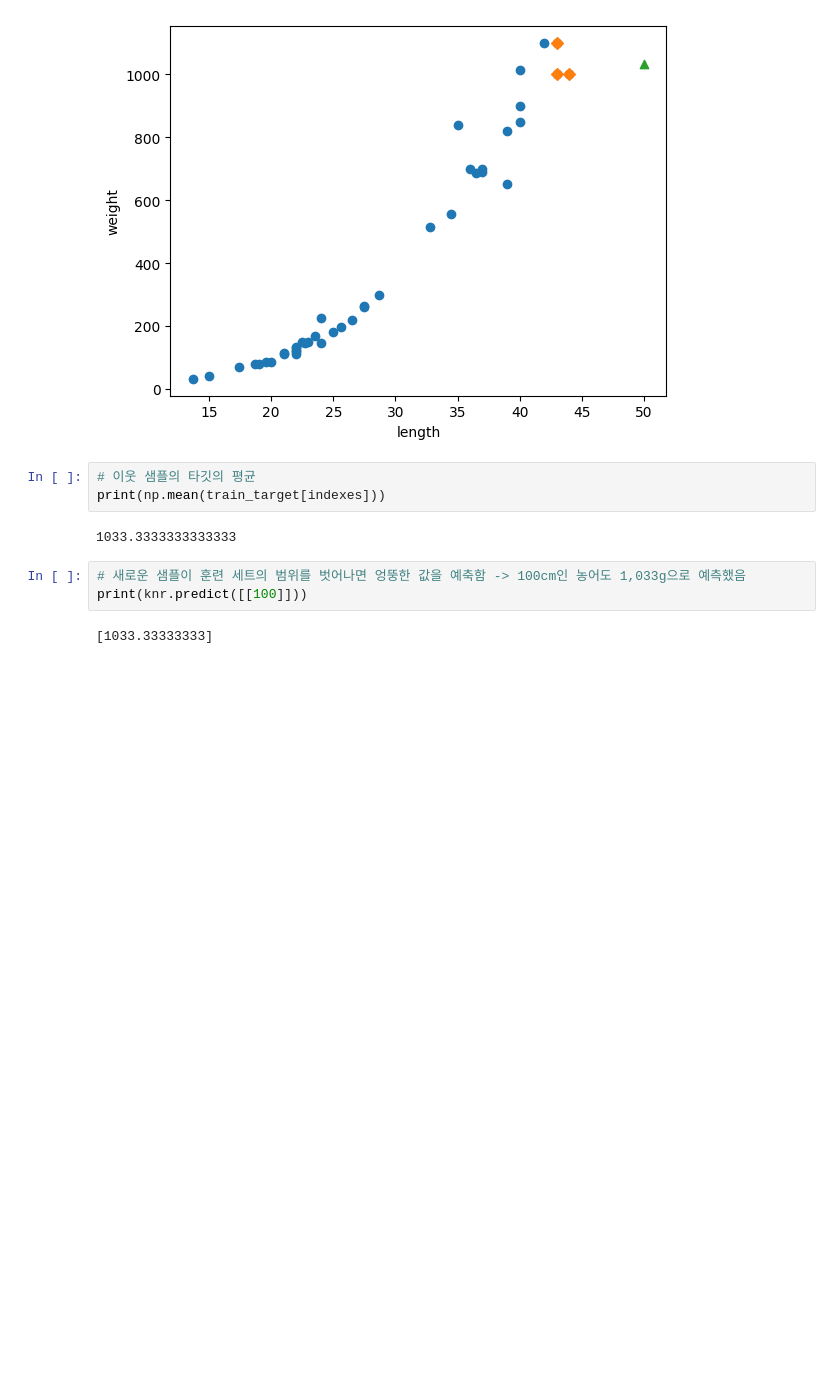
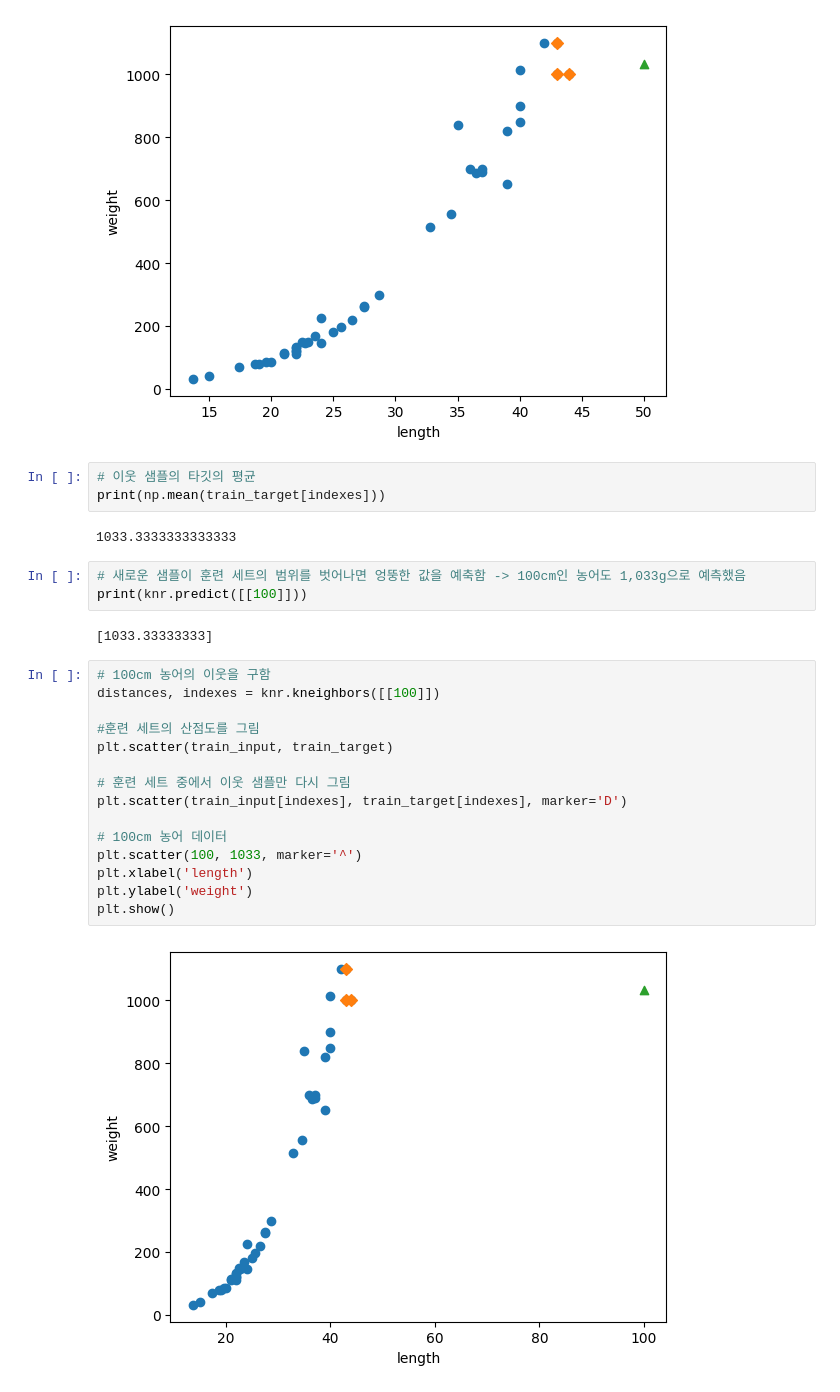
Before and after one commit to yoonsoli/Machine_Learning_to_Study_Alone, a Jupyter notebook: Chapter3_2.ipynb, the cells around one changed output. Drawn from its saved outputs; the diff is of its cells as text; blank space fills up the shorter version.

```diff
--- a/Chapter3_2.ipynb
+++ b/Chapter3_2.ipynb
@@ -75,3 +75,20 @@ print(np.mean(train_target[indexes]))
 print(knr.predict([[100]]))
 # %% [output]
 [1033.33333333]
+# %%
+# 100cm 농어의 이웃을 구함
+distances, indexes = knr.kneighbors([[100]])
+
+#훈련 세트의 산점도를 그림
+plt.scatter(train_input, train_target)
+
+# 훈련 세트 중에서 이웃 샘플만 다시 그림
+plt.scatter(train_input[indexes], train_target[indexes], marker='D')
+
+# 100cm 농어 데이터
+plt.scatter(100, 1033, marker='^')
+plt.xlabel('length')
+plt.ylabel('weight')
+plt.show()
+# %% [output]
+[figure, added]
```
